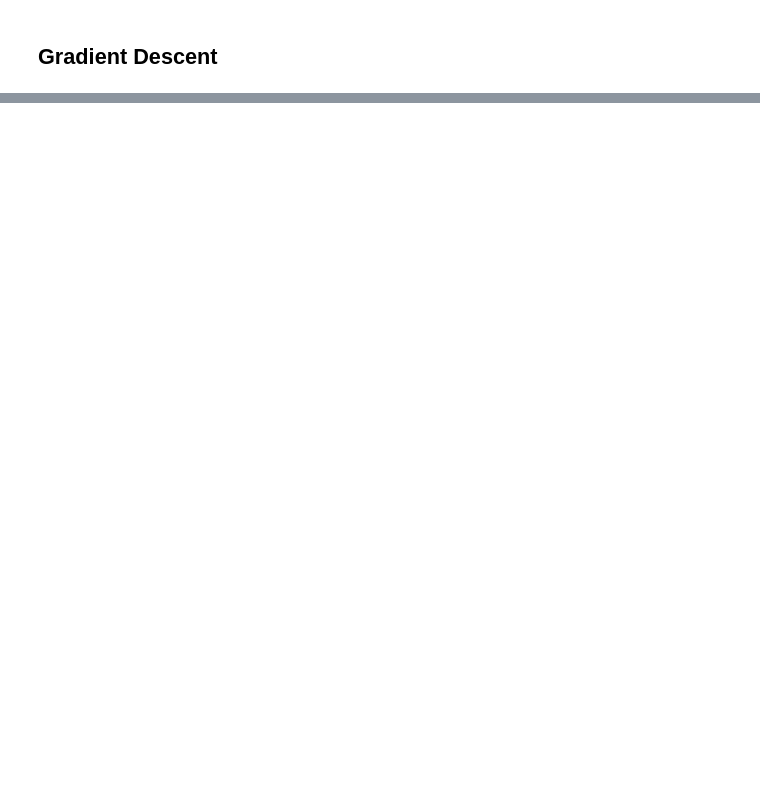
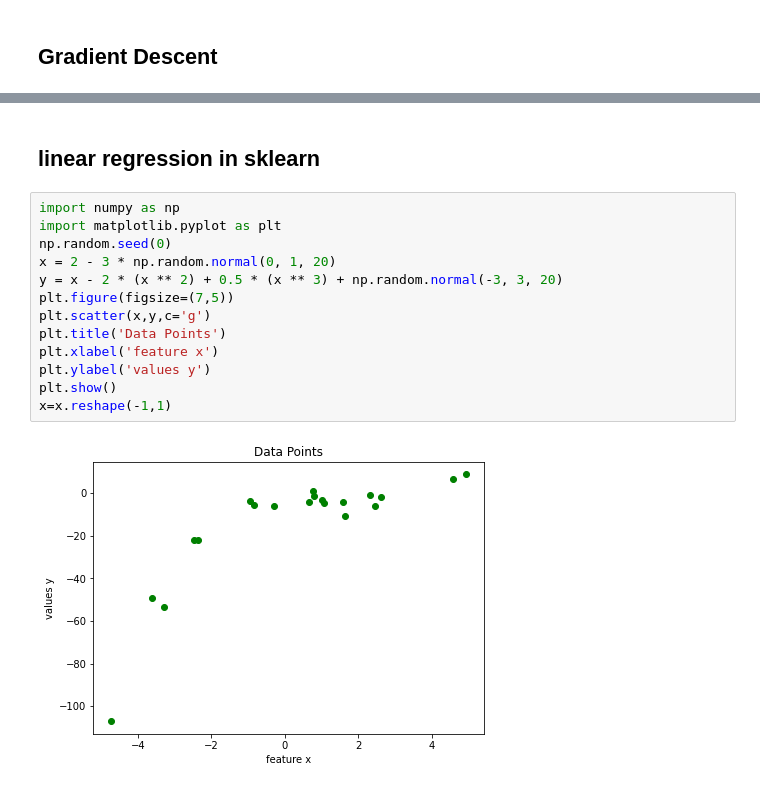
Before and after one commit to Mohamed209/machine-learning-course, a Jupyter notebook: Chapter_4_supervised_learning/1_linear-regression/1_linear_regression_algorithm/linear_regression_from_scratch.ipynb, the cells around one changed output, grey strips where cells are left out. Cells and saved outputs as stored; diff of their text form; blank space fills up the shorter version.

```diff
--- a/Chapter_4_supervised_learning/1_linear-regression/1_linear_regression_algorithm/linear_regression_from_scratch.ipynb
+++ b/Chapter_4_supervised_learning/1_linear-regression/1_linear_regression_algorithm/linear_regression_from_scratch.ipynb
@@ -49,3 +51,20 @@ we note that fitted line is not the best , for linear regression chaging trainin
 <img src='../../../images/slr.png'>
 
 <img src='../../../images/biglr.png'>
+# %% [markdown]
+## linear regression in sklearn
+# %%
+import numpy as np
+import matplotlib.pyplot as plt
+np.random.seed(0)
+x = 2 - 3 * np.random.normal(0, 1, 20)
+y = x - 2 * (x ** 2) + 0.5 * (x ** 3) + np.random.normal(-3, 3, 20)
+plt.figure(figsize=(7,5))
+plt.scatter(x,y,c='g')
+plt.title('Data Points')
+plt.xlabel('feature x')
+plt.ylabel('values y')
+plt.show()
+x=x.reshape(-1,1)
+# %% [output]
+[figure, added]
```
Also changed, not shown: parts of 12 cells of this notebook, 9 other files.
